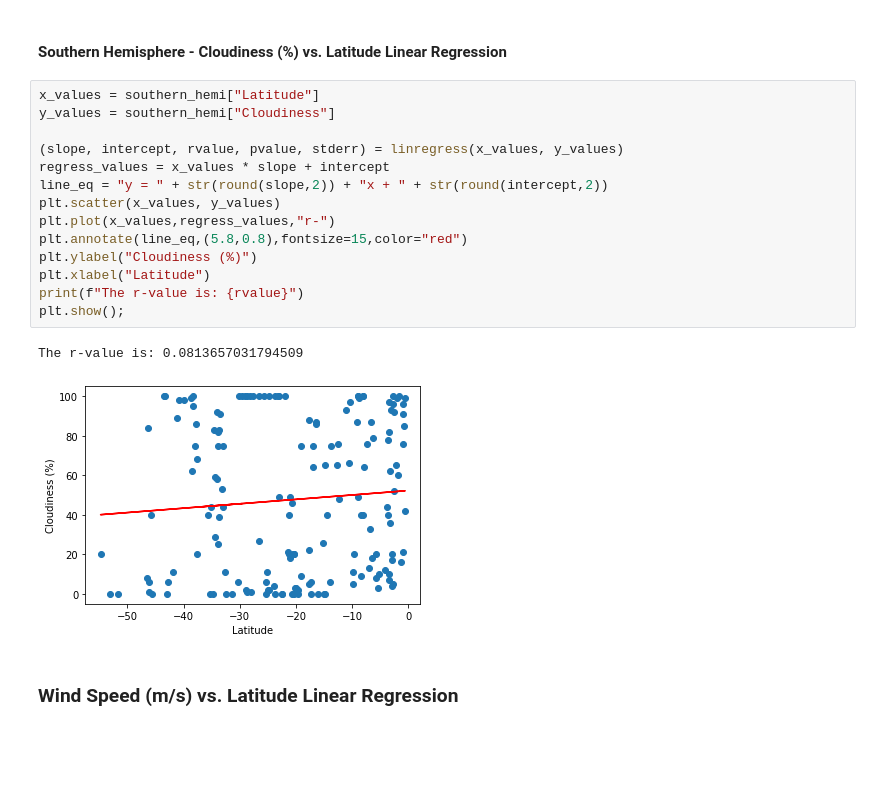
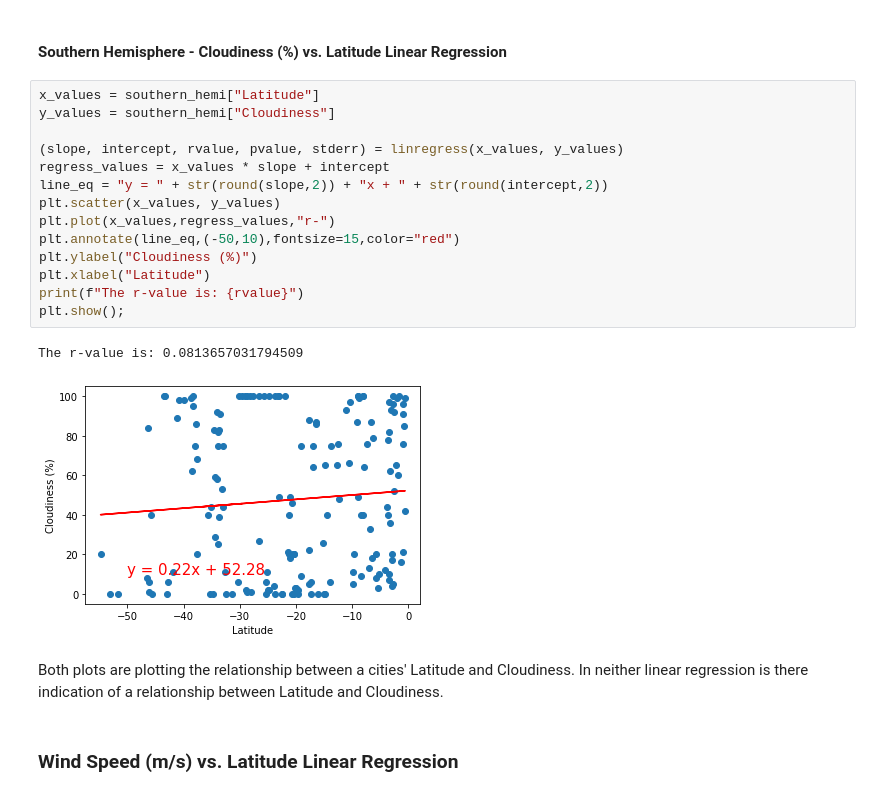
Before and after one commit to Ba1lina/World_Weather_Analysis, a Jupyter notebook: WeatherPy/WeatherPy.ipynb, the cells around one changed output. Cells and saved outputs as stored; diff of their text form; blank space fills up the shorter version.

```diff
--- a/WeatherPy/WeatherPy.ipynb
+++ b/WeatherPy/WeatherPy.ipynb
@@ -326,20 +334,22 @@ The r-value is: -0.016668342569532743
 # %%
 x_values = southern_hemi["Latitude"]
 y_values = southern_hemi["Cloudiness"]
 
 (slope, intercept, rvalue, pvalue, stderr) = linregress(x_values, y_values)
 regress_values = x_values * slope + intercept
 line_eq = "y = " + str(round(slope,2)) + "x + " + str(round(intercept,2))
 plt.scatter(x_values, y_values)
 plt.plot(x_values,regress_values,"r-")
-plt.annotate(line_eq,(5.8,0.8),fontsize=15,color="red")
+plt.annotate(line_eq,(-50,10),fontsize=15,color="red")
 plt.ylabel("Cloudiness (%)")
 plt.xlabel("Latitude")
 print(f"The r-value is: {rvalue}")
 plt.show();
 # %% [output]
 The r-value is: 0.0813657031794509
-[figure, old version]
+[figure, new version]
+# %% [markdown]
+Both plots are plotting the relationship between a cities' Latitude and Cloudiness. In neither linear regression is there indication of a relationship between Latitude and Cloudiness.
 # %% [markdown]
 ### Wind Speed (m/s) vs. Latitude Linear Regression
 # %% [markdown]
```
Also changed, not shown: parts of 11 cells of this notebook.
